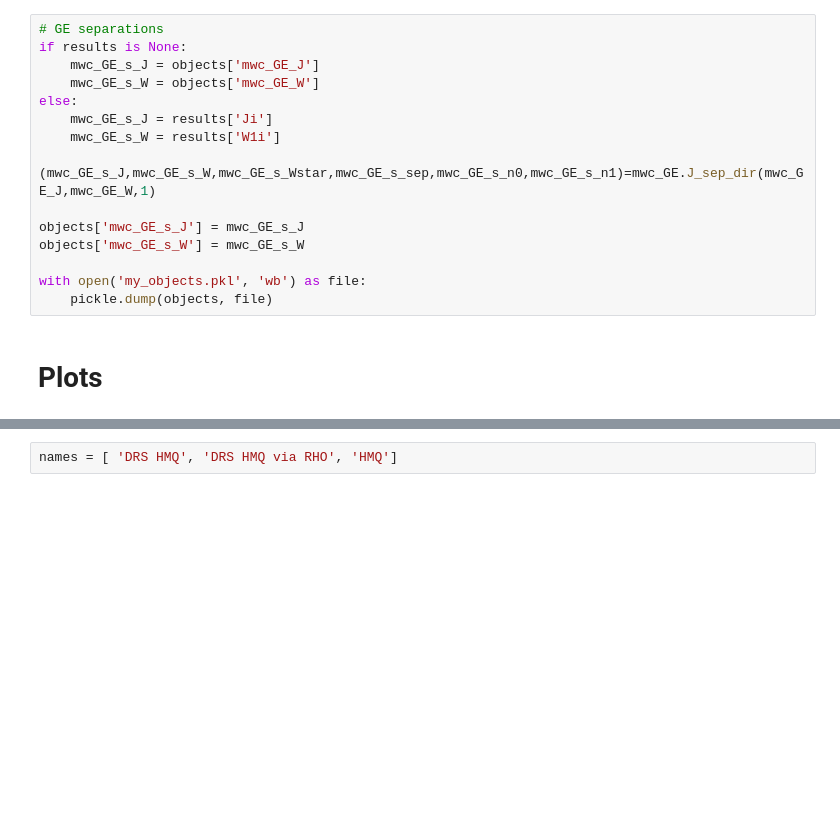
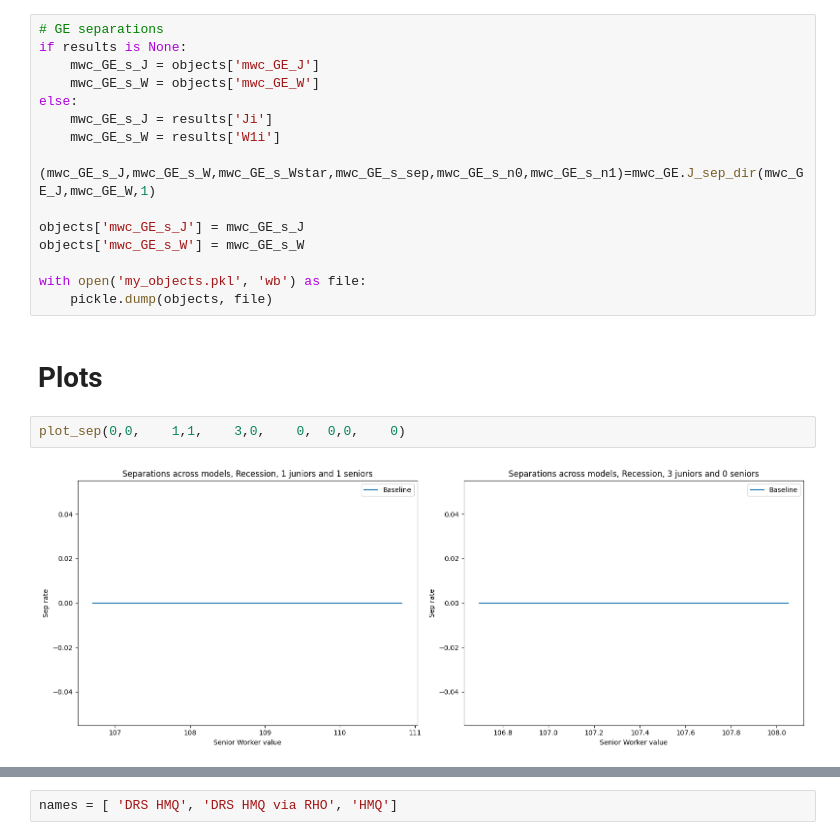
Before and after one commit to zalandru/Dynamic-Contracting-Multi-worker-Firm, a Jupyter notebook: Multiworker_wage_2steps/Initiating MWF.ipynb, the cells around one changed output, grey strips where cells are left out. Cells and saved outputs as stored; diff of their text form; blank space fills up the shorter version.

```diff
--- a/Multiworker_wage_2steps/Initiating MWF.ipynb
+++ b/Multiworker_wage_2steps/Initiating MWF.ipynb
@@ -211,3 +195,7 @@ with open('my_objects.pkl', 'wb') as file:
     pickle.dump(objects, file)
 # %% [markdown]
 # Plots
+# %%
+plot_sep(0,0,    1,1,    3,0,    0,  0,0,    0)
+# %% [output]
+[figure, added]
```
Also changed, not shown: parts of 17 cells of this notebook, 5 other files.
